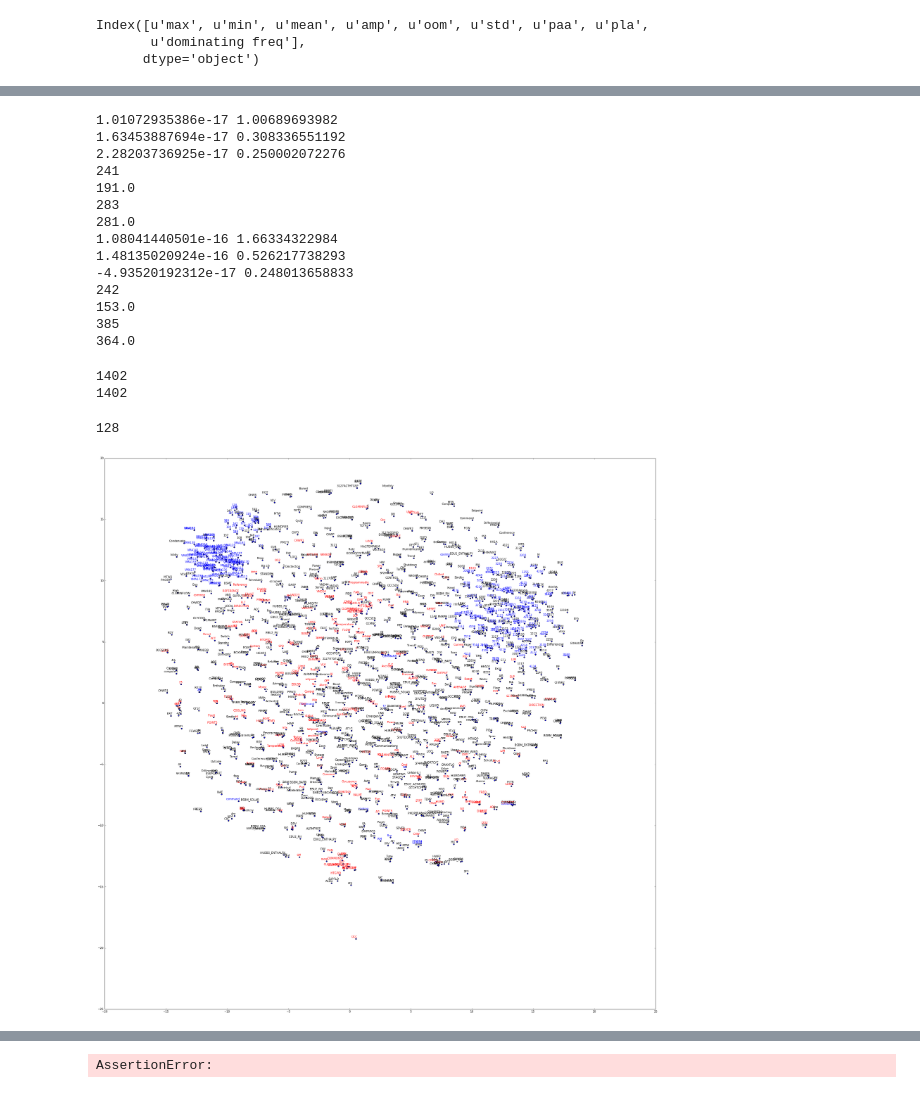
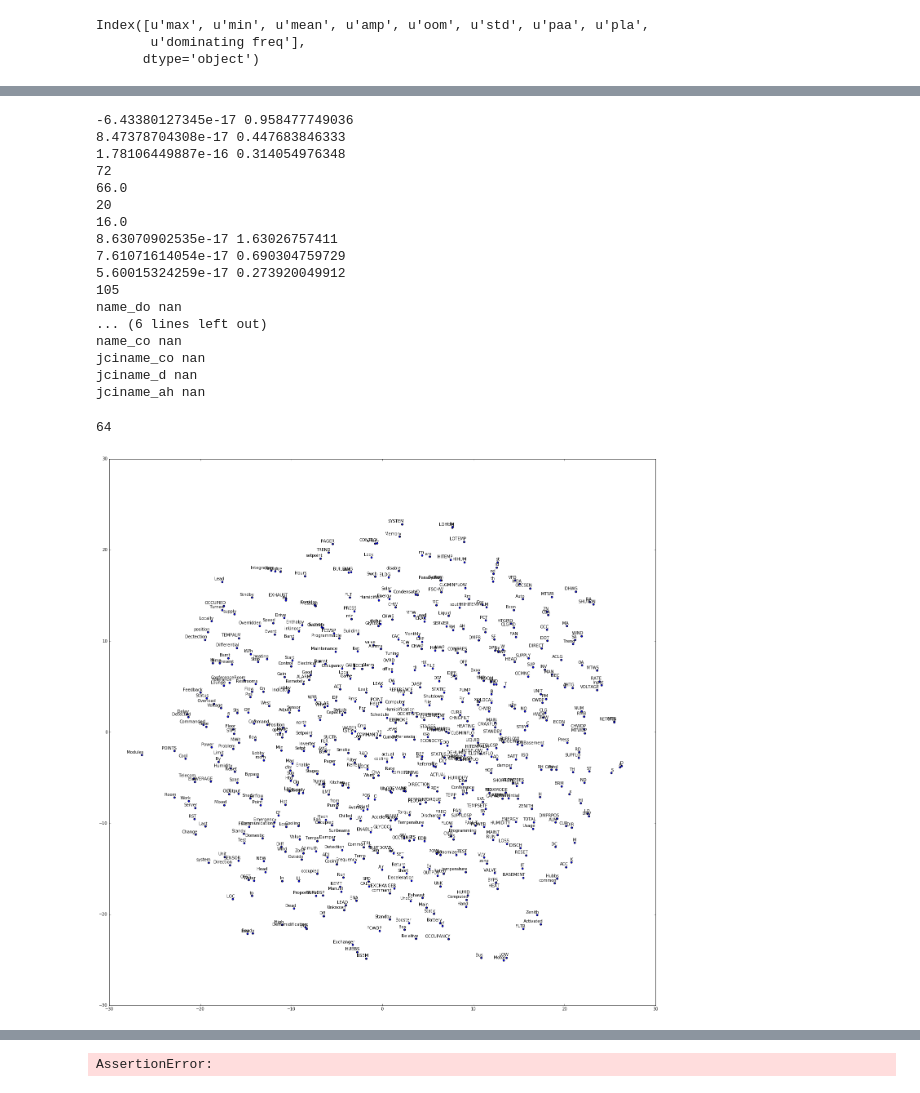
Before and after one commit to bk7749/metatdata_data_embedding, a Jupyter notebook: word_context.ipynb, the cells around one changed output, grey strips where cells are left out. Drawn from its saved outputs; the diff is of its cells as text; code cells hidden in the pictures.

```diff
--- a/word_context.ipynb
+++ b/word_context.ipynb
@@ -684,30 +716,27 @@ def filter_by_std(localPcaDF, sigNum, stdFactor):
 
 
 #filteredRelWordDF = filter_by_std(pcaRelEntropyDF, 1, 1)
-relTypeWordDF, relNonTypeWordDF = filter_by_std(pcaRelEntropyDF, 3, 1)
-nonTypeWordDF, typeWordDF = filter_by_std(pcaEntropyDF, 3, 1)
+relTypeWordDF, relNonTypeWordDF = filter_by_std(pcaRelEntropyDF, 3, 2)
+nonTypeWordDF, typeWordDF = filter_by_std(pcaEntropyDF, 3, 2)
 #filteredWordDF = filter_by_std(pcaEntropyDF, 2, 1)
 # %% [output]
-1.01072935386e-17 1.00689693982
-1.63453887694e-17 0.308336551192
-2.28203736925e-17 0.250002072276
-241
-191.0
-283
-281.0
-1.08041440501e-16 1.66334322984
-1.48135020924e-16 0.526217738293
--4.93520192312e-17 0.248013658833
-242
-153.0
-385
-364.0
+-6.43380127345e-17 0.958477749036
+8.47378704308e-17 0.447683846333
+1.78106449887e-16 0.314054976348
+72
+66.0
+20
+16.0
+8.63070902535e-17 1.63026757411
+7.61071614054e-17 0.690304759729
+5.60015324259e-17 0.273920049912
+105
+name_do nan
+... (6 lines left out)
+name_co nan
+jciname_co nan
+jciname_d nan
+jciname_ah nan
-# %%
-print len(entropyDF.index)
-print len(wordCntList)
-# %% [output]
-1402
-1402
 # %%
 ###################################Print to File
 
@@ -761,19 +790,19 @@ entropyDF = entropyDF.drop('Total', axis=0)
 entropyDF = entropyDF.drop('word_count', axis=1)
 relEntropyDF = relEntropyDF.drop('word_count', axis=1)
 # %%
-with open('data/embedding_ebu3b.pkl', 'rb') as fp:
-    [final_embeddings, dictionary, reverse_dictionary] = pickle.load(fp)
-print len(final_embeddings[0])
-vocabulary_size = len(final_embeddings)
+with open('data/embedding_ebu3b_'+tokenType+'.pkl', 'rb') as fp:
+    [embeddings, dictionary, reverse_dictionary] = pickle.load(fp)
+print len(embeddings[0])
+vocabulary_size = len(embeddings)
 # %% [output]
-128
+64
 # %%
 ### Visualization of learnt points on embedding map.
 from sklearn.manifold import TSNE
 
 def plot_with_labels(low_dim_embs, labels, filename='tsne.png'):
     assert low_dim_embs.shape[0] >= len(labels), "More labels than embeddings"
-    plt.figure(figsize=(36, 36))  #in inches
+    plt.figure(figsize=(24, 24))  #in inches
     for i, label in enumerate(labels):
         if label.lower() in relTypeWordDF['word'].tolist():
             #print "RED"
@@ -787,33 +816,33 @@ def plot_with_labels(low_dim_embs, labels, filename='tsne.png'):
         label = label.replace('name_','')
         label = label.replace('desc_','')
 
         x, y = low_dim_embs[i,:]
         plt.scatter(x, y)
         plt.annotate(label,
                  xy=(x, y),
                  xytext=(5, 2),
                  textcoords='offset points',
                  ha='right',
                  va='bottom',
                     color=c)
 
-    plt.savefig(filename)
+    #plt.savefig(filename)
 
 try:
     #import matplotlib
     #reload(matplotlib)
     #matplotlib.use('Agg')
     from sklearn.manifold import TSNE
     import matplotlib.pyplot as plt
     %matplotlib inline
 
 
     tsne = TSNE(perplexity=30, n_components=2, init='pca', n_iter=5000)
     plot_only = vocabulary_size
-    low_dim_embs = tsne.fit_transform(final_embeddings[:plot_only,:])
+    low_dim_embs = tsne.fit_transform(embeddings[:plot_only,:])
     labels = [reverse_dictionary[i] for i in xrange(plot_only)]
     plot_with_labels(low_dim_embs, labels)
 except ImportError:
     print("Please install sklearn and matplotlib to visualize embeddings.")
 # %% [output]
-[figure, old version]
+[figure, new version]
```
Also changed, not shown: parts of 11 cells of this notebook, 3 other files.
